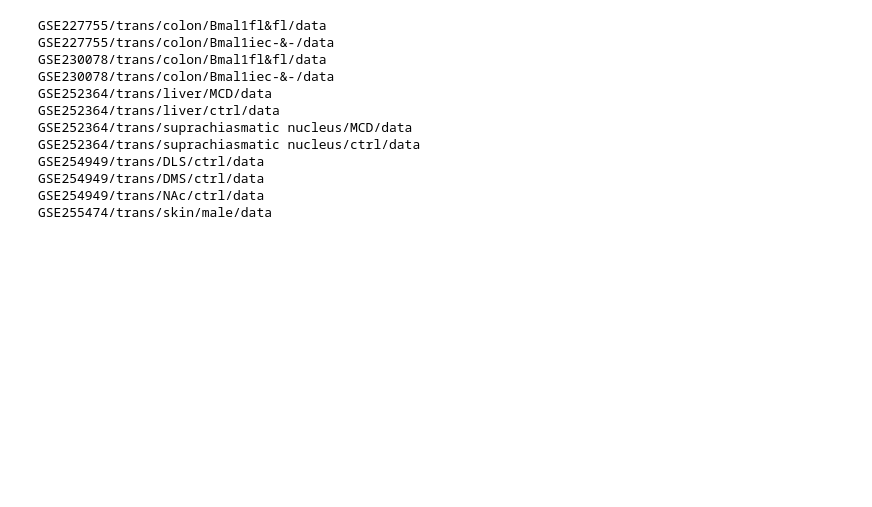
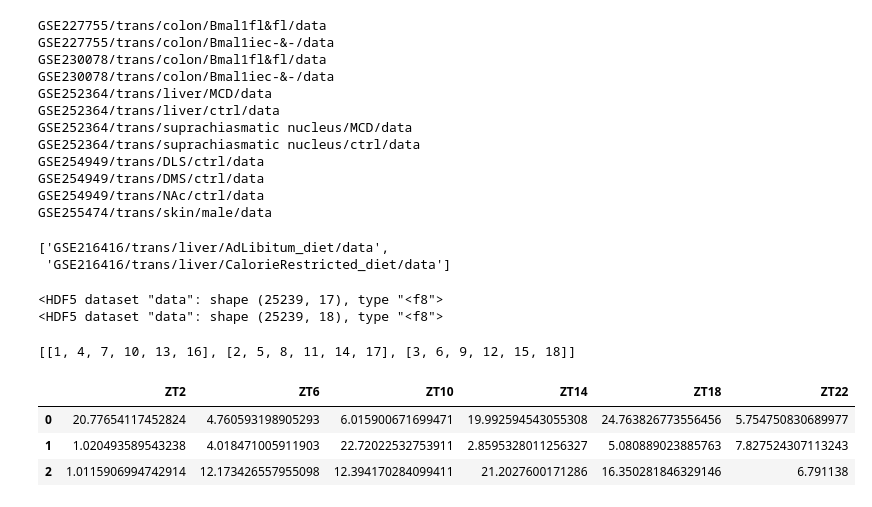
Before and after one commit to binbinL/CircaDBBackend, a Jupyter notebook: utils.ipynb, the cells around one changed output. Saved outputs shown, nothing was run; the diff lists cells and outputs as text; code cells hidden in the pictures; blank space fills up the shorter version.

Commit message:
feat: fix get gene expra bug

```diff
--- a/utils.ipynb
+++ b/utils.ipynb
@@ -242,0 +255,62 @@ GSE255474/trans/skin/male/data
+# %%
+full_path = get_matrix('./data/merged.h5', 'GSE216416')
+full_path
+# %% [output]
+['GSE216416/trans/liver/AdLibitum_diet/data',
+ 'GSE216416/trans/liver/CalorieRestricted_diet/data']
+# %%
+data = []
+with h5py.File(os.path.join('./data/merged.h5'), 'r') as f:
+    for t in full_path:
+        tmp = {}
+        dset = f[t]
+        tmp['attr'] = t  # h5路径
+        print(dset)
+
+        # for dict in gene_id:
+        #     tmp[dict['name']] = [str(num) for num in list(dset[()])[dict['id'] - 1]]
+        # tmp['col'] = list(f['/'.join(t.split('/')[0:-1])].attrs['col'])
+        # data.append(tmp)
+# %% [output]
+<HDF5 dataset "data": shape (25239, 17), type "<f8">
+<HDF5 dataset "data": shape (25239, 18), type "<f8">
+# %%
+original_list = [1, 2, 3, 4, 5, 6, 7, 8, 9, 10, 11, 12, 13, 14, 15, 16, 17, 18]
+
+# 每隔3个值取一个值
+interval = 3
+sublists = [original_list[i::interval] for i in range(interval)]
+sublists
+# %% [output]
+[[1, 4, 7, 10, 13, 16], [2, 5, 8, 11, 14, 17], [3, 6, 9, 12, 15, 18]]
+# %%
+import pandas as pd
+import numpy as np
+
+# 单个item数据
+item = {'ZT2': ['20.77654117452824', '1.020493589543238', '1.0115906994742914'],
+        'ZT6': ['4.760593198905293', '4.018471005911903', '12.173426557955098'],
+        'ZT10': ['6.015900671699471', '22.72022532753911', '12.394170284099411'],
+        'ZT14': ['19.992594543055308', '2.8595328011256327', '21.2027600171286'],
+        'ZT18': ['24.763826773556456', '5.080889023885763', '16.350281846329146'],
+        'ZT22': ['5.754750830689977', '7.827524307113243']}
+
+# 找到最长的值数组
+max_length = max([len(v) for v in item.values()])
+
+# 填充缺失的值为每个数组对应位置的平均值
+for key, value in item.items():
+    if len(value) < max_length:
+        avg_value = np.mean([float(val) for val in value])
+        item[key] += [avg_value] * (max_length - len(value))
+
+# 转换为DataFrame
+df = pd.DataFrame(item)
+
+# 打印DataFrame
+df
+# %% [output]
+|  | ZT2 | ZT6 | ZT10 | ZT14 | ZT18 | ZT22 |
+| 0 | 20.77654117452824 | 4.760593198905293 | 6.015900671699471 | 19.992594543055308 | 24.763826773556456 | 5.754750830689977 |
+| 1 | 1.020493589543238 | 4.018471005911903 | 22.72022532753911 | 2.8595328011256327 | 5.080889023885763 | 7.827524307113243 |
+| 2 | 1.0115906994742914 | 12.173426557955098 | 12.394170284099411 | 21.2027600171286 | 16.350281846329146 | 6.791138 |
```
Also changed, not shown: parts of 3 cells of this notebook, 2 other files.
